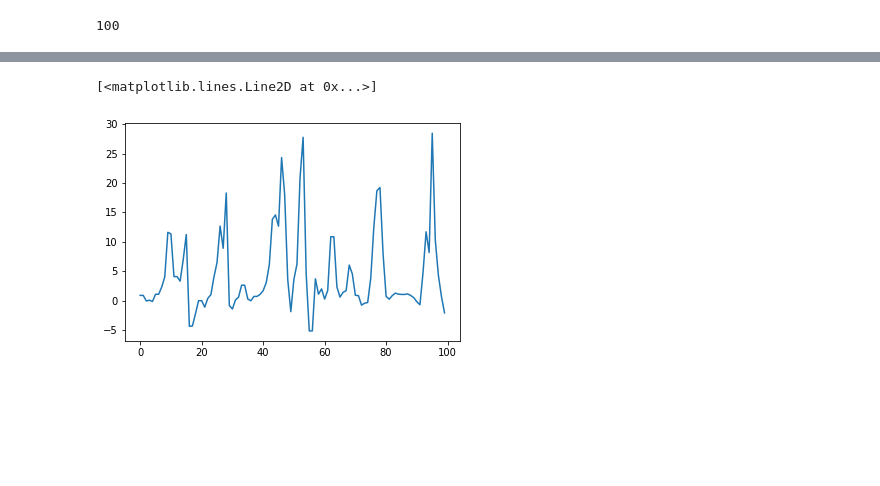
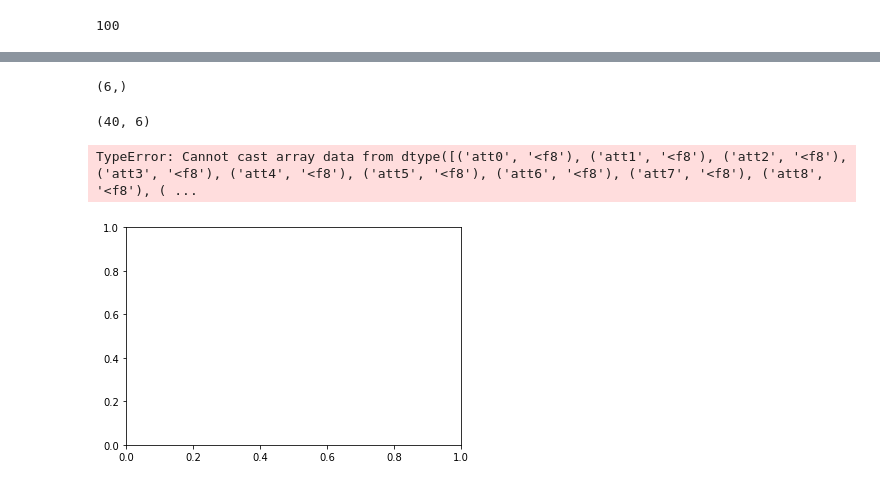
Before and after one commit to damjam212/TimeSeriesSegmentation, a Jupyter notebook: Data_segmentation.ipynb, the cells around one changed output, grey strips where cells are left out. Drawn from its saved outputs; the diff is of its cells as text; code cells hidden in the pictures; blank space fills up the shorter version.

```diff
--- a/Data_segmentation.ipynb
+++ b/Data_segmentation.ipynb
@@ -74,6 +90,0 @@ plt.plot(flattened)
-# %%
-flattened = np.hstack([df['relationalAtt'].iloc[39][0][field] for field in df['relationalAtt'].iloc[39][0].dtype.names])
-plt.plot(flattened)
-# %% [output]
-[<matplotlib.lines.Line2D at 0x...>]
-[figure, removed]
@@ -81,0 +91,43 @@ def stack_data_random(df):
+# %%
+def stack_data(df):
+    # Zakładając, że każdy wiersz w df['relationalAtt'] ma 6 wymiarów
+    num_dimensions = 6
+
+    # Tworzymy listę do przechowywania danych dla nowego DataFrame
+    new_data = [[] for _ in range(num_dimensions)]
+
+    # Iterujemy przez wszystkie wiersze w df['relationalAtt']
+    for row in df['relationalAtt']:
+        # Sprawdzamy, czy długość row jest zgodna z oczekiwaniami
+        if len(row) != num_dimensions:
+            raise ValueError(f"Oczekiwana długość wiersza: {num_dimensions}, uzyskana: {len(row)}")
+
+        # Dodajemy każdy wymiar do odpowiedniego miejsca w new_data
+        for i in range(num_dimensions):
+            new_data[i].append(row[i])
+
+    # Tworzymy nowy DataFrame
+    new_df = pd.DataFrame(new_data).transpose()  # transponujemy, aby każdy wiersz miał 6 wymiarów
+    new_df.columns = [f'dimension_{i+1}' for i in range(num_dimensions)]
+    dfs = {}
+
+#     for column in new_df.columns:
+#         dfs[column] = new_df[column].apply(pd.Series)
+
+    return new_df
+
+# Scalanie wierszy
+#result_df = stack_data(df)
+print(df['relationalAtt'].iloc[0].shape)
+# %% [output]
+(6,)
+# %%
+result_df.shape
+# %% [output]
+(40, 6)
+# %%
+array = np.array(result_df.iloc[0])
+plt.plot(array)
+# %% [output]
+TypeError: Cannot cast array data from dtype([('att0', '<f8'), ('att1', '<f8'), ('att2', '<f8'), ('att3', '<f8'), ('att4', '<f8'), ('att5', '<f8'), ('att6', '<f8'), ('att7', '<f8'), ('att8', '<f8'), ( ...
+[figure, added]
```
Also changed, not shown: parts of 7 cells of this notebook.
